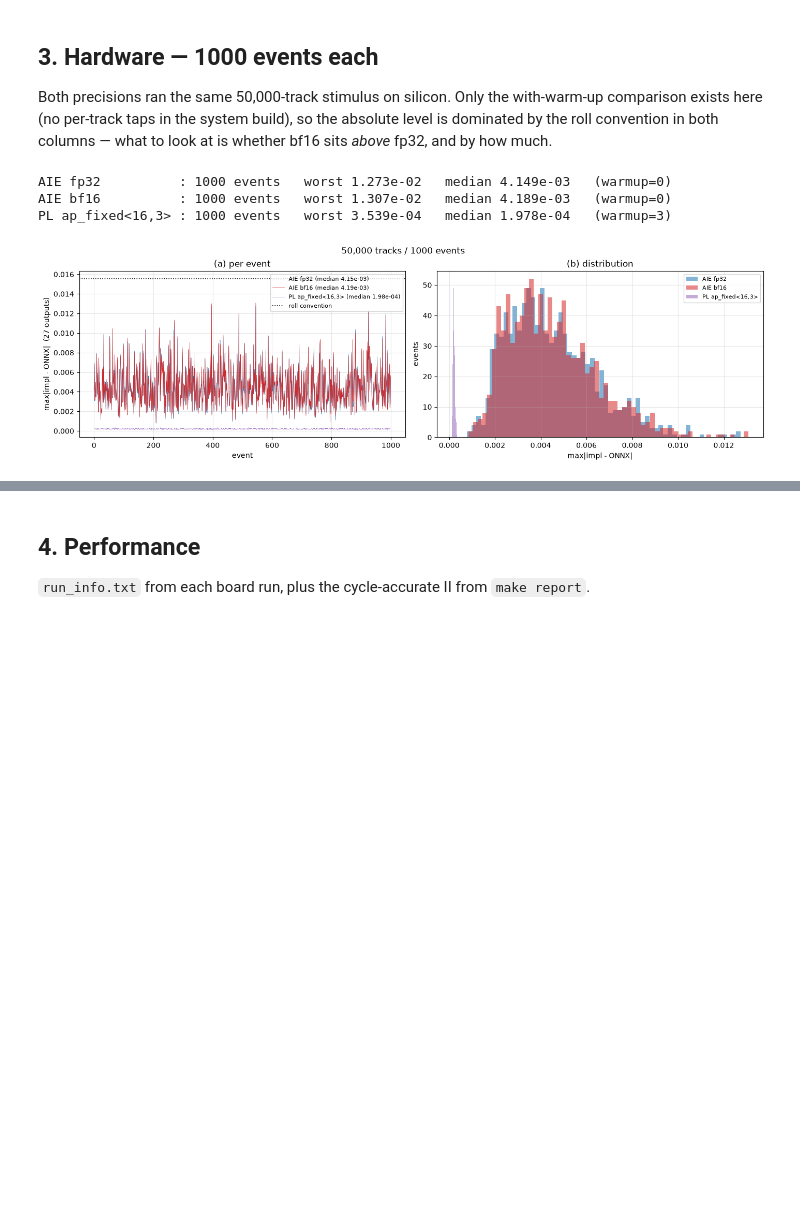
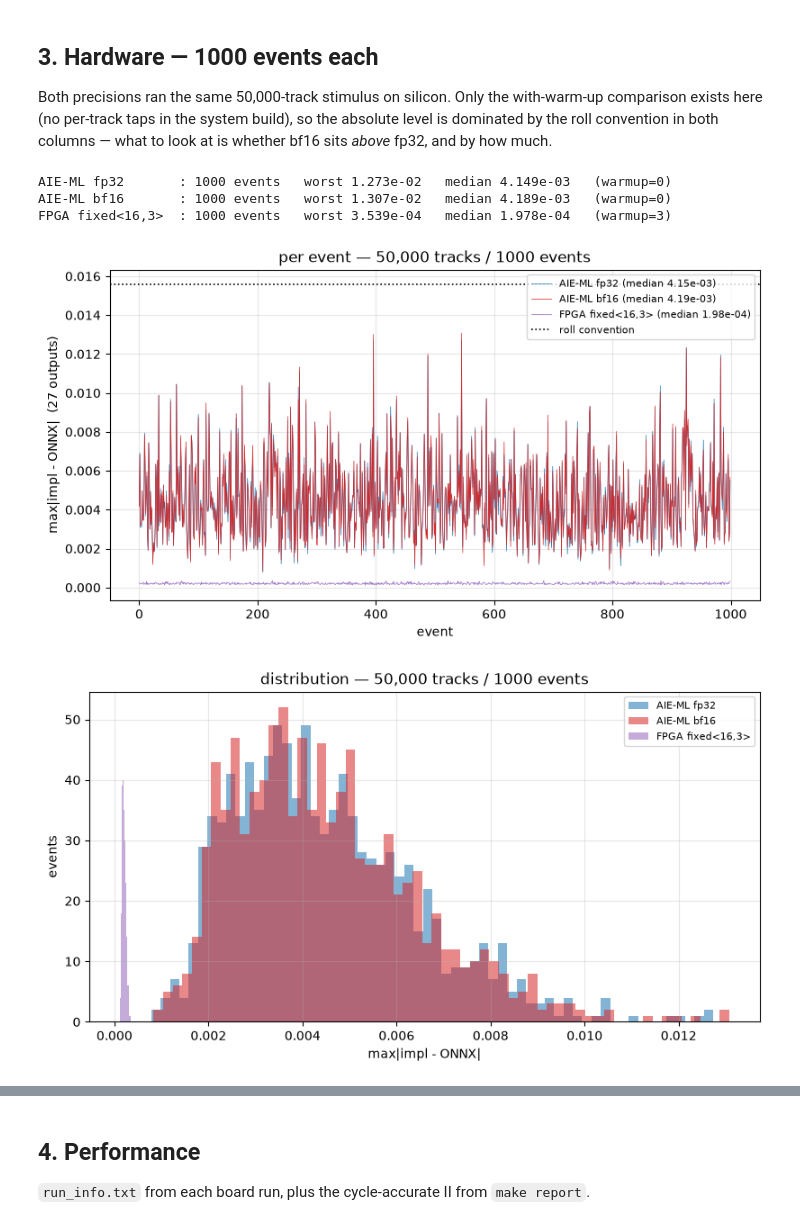
Before and after one commit to AkshayMalige/rtda_demo, a Jupyter notebook: analysis/rtda_compare.ipynb, the cells around one changed output, grey strips where cells are left out. Cells and saved outputs as stored; diff of their text form; code cells hidden in the pictures; blank space fills up the shorter version.

```diff
--- a/analysis/rtda_compare.ipynb
+++ b/analysis/rtda_compare.ipynb
@@ -44,6 +44,20 @@ RESULTS = REPO / 'results'
 OUTD    = REPO / 'analysis' / 'out'
 OUTD.mkdir(parents=True, exist_ok=True)
 
+# ---------------------------------------------------------------------------
+# One axes per PNG. Every figure below is a single plot saved on its own, so a
+# panel can go into a slide or a doc without being cropped out of a grid.
+# save_fig records what it wrote, which is what §9 lists.
+# ---------------------------------------------------------------------------
+FIGS = []
+
+def save_fig(fig, name):
+    p = OUTD / name
+    fig.savefig(p, dpi=140, bbox_inches='tight')
+    if name not in FIGS:
+        FIGS.append(name)
+    return p
+
 H, TRACKS_PER_EVENT, SLOTS_PER_EVENT, OUT_DIM, WARMUP = 128, 50, 56, 27, 3
 
 # ---------------------------------------------------------------------------
@@ -58,8 +72,8 @@ H, TRACKS_PER_EVENT, SLOTS_PER_EVENT, OUT_DIM, WARMUP = 128, 50, 56, 27, 3
 # differs is the arithmetic, which is what makes the comparison meaningful.
 # ---------------------------------------------------------------------------
 IMPLS = ('aie_fp32', 'aie_bf16', 'pl_fixed')
-LABEL = {'aie_fp32': 'AIE fp32', 'aie_bf16': 'AIE bf16',
-         'pl_fixed': 'PL ap_fixed<16,3>'}
+LABEL = {'aie_fp32': 'AIE-ML fp32', 'aie_bf16': 'AIE-ML bf16',
+         'pl_fixed': 'FPGA fixed<16,3>'}
 COL   = {'aie_fp32': 'tab:blue', 'aie_bf16': 'tab:red', 'pl_fixed': 'tab:purple'}
 # Which implementations the slot-exact reference below describes. It models the
 # AIE graph specifically -- 56 slots per event with 6 of them padding, a roll
@@ -417,41 +442,50 @@ comparison exists here (no per-track taps in the system build), so the absolute
 dominated by the roll convention in both columns — what to look at is whether bf16 sits
 *above* fp32, and by how much.
 # %%
-fig, ax = plt.subplots(1, 2, figsize=(14, 4.2), constrained_layout=True)
 # The largest run each implementation has -- the board where there is one, the
 # 1000-event native run for PL. Each is compared against the reference in ITS
 # OWN warm-up convention (see the table above for why that is not optional).
+series = []
 for impl in IMPLS:
     # Longest run, hardware winning any tie -- the PL native model now covers
     # the same 1000 events as the board, and "whichever came first" is not a
     # reason to plot one rather than the other.
     r = max(((RUNS[impl][s], s == 'hw') for s in SIMS if s in RUNS[impl]),
             key=lambda t: (t[0]['n_events'], t[1]), default=(None, False))[0]
     if r is None:
         continue
     n = min(r['n_events'], N_EVENTS)
     wu = int(r.get('info', {}).get('warmup', 0))
     ref = REF27_W if wu >= WARMUP else REF27
     e = np.abs(out27(r['mean'][:n]) - ref[:n]).max(axis=1)
-    lab = f'{LABEL[impl]} (median {np.median(e):.2e})'
-    ax[0].plot(e, lw=.5, color=COL[impl], label=lab)
-    ax[1].hist(e, bins=60, alpha=.55, color=COL[impl], label=LABEL[impl])
+    series.append((impl, e, f'{LABEL[impl]} (median {np.median(e):.2e})'))
     print(f'{LABEL[impl]:<18s}: {n} events   worst {e.max():.3e}   '
           f'median {np.median(e):.3e}   (warmup={wu})')
 
-ax[0].axhline(np.abs(REF27-REF27_W).max(), color='k', ls=':', lw=1.2, label='roll convention')
-ax[0].set_xlabel('event'); ax[0].set_ylabel('max|impl - ONNX|  (27 outputs)')
-ax[0].set_title('(a) per event'); ax[0].legend(fontsize=8); ax[0].grid(alpha=.3)
-ax[1].set_xlabel('max|impl - ONNX|'); ax[1].set_ylabel('events')
-ax[1].set_title('(b) distribution'); ax[1].legend(fontsize=8); ax[1].grid(alpha=.3)
-fig.suptitle('50,000 tracks / 1000 events', fontsize=12)
-fig.savefig(OUTD / 'accuracy_50k.png', dpi=140, bbox_inches='tight')
+fig, ax = plt.subplots(figsize=(8, 4.4), constrained_layout=True)
+for impl, e, lab in series:
+    ax.plot(e, lw=.5, color=COL[impl], label=lab)
+ax.axhline(np.abs(REF27-REF27_W).max(), color='k', ls=':', lw=1.2, label='roll convention')
+ax.set_xlabel('event'); ax.set_ylabel('max|impl - ONNX|  (27 outputs)')
+ax.set_title('per event — 50,000 tracks / 1000 events')
+ax.legend(fontsize=8); ax.grid(alpha=.3)
+save_fig(fig, 'accuracy_50k_per_event.png')
 plt.show()
+
+fig, ax = plt.subplots(figsize=(8, 4.4), constrained_layout=True)
+for impl, e, _ in series:
+    ax.hist(e, bins=60, alpha=.55, color=COL[impl], label=LABEL[impl])
+ax.set_xlabel('max|impl - ONNX|'); ax.set_ylabel('events')
+ax.set_title('distribution — 50,000 tracks / 1000 events')
+ax.legend(fontsize=8); ax.grid(alpha=.3)
+save_fig(fig, 'accuracy_50k_distribution.png')
+plt.show()
 # %% [output]
-AIE fp32          : 1000 events   worst 1.273e-02   median 4.149e-03   (warmup=0)
-AIE bf16          : 1000 events   worst 1.307e-02   median 4.189e-03   (warmup=0)
-PL ap_fixed<16,3> : 1000 events   worst 3.539e-04   median 1.978e-04   (warmup=3)
+AIE-ML fp32       : 1000 events   worst 1.273e-02   median 4.149e-03   (warmup=0)
+AIE-ML bf16       : 1000 events   worst 1.307e-02   median 4.189e-03   (warmup=0)
+FPGA fixed<16,3>  : 1000 events   worst 3.539e-04   median 1.978e-04   (warmup=3)
-[figure, old version]
+[figure, new version]
+[figure, added]
 # %%
 # do the two precisions agree with EACH OTHER on hardware? they share everything but the
 # dense data path, so this isolates precision from every other difference
```
Also changed, not shown: parts of 10 cells of this notebook, 2 other files.
